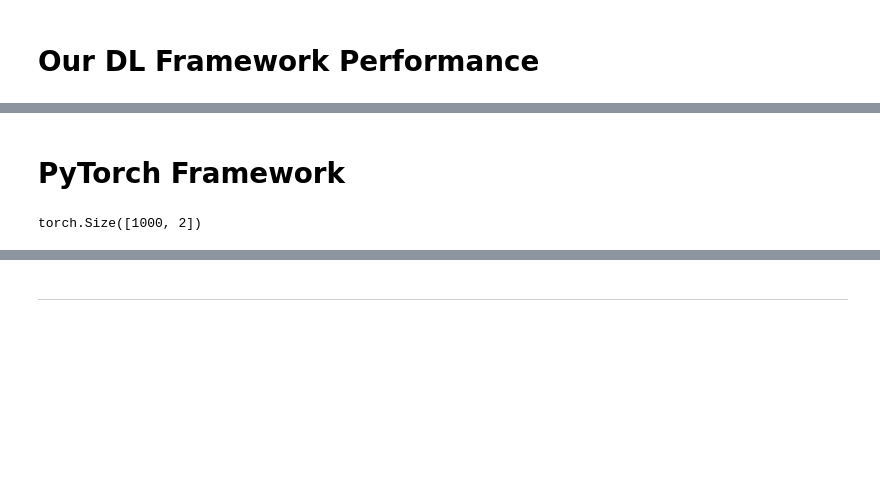
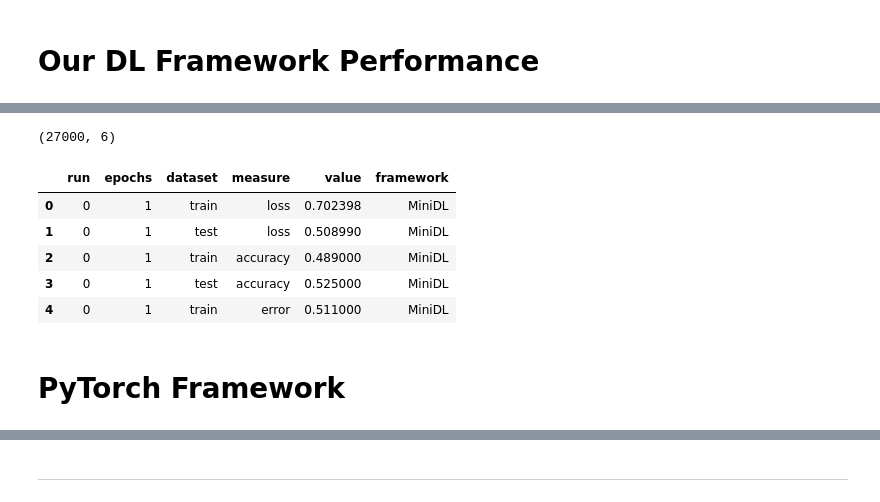
Before and after one commit to INFOPAUL/DeepLearning_Proj2, a Jupyter notebook: plots.ipynb, the cells around one changed output, grey strips where cells are left out. Saved outputs shown, nothing was run; the diff lists cells and outputs as text; code cells hidden in the pictures; blank space fills up the shorter version.

```diff
--- a/plots.ipynb
+++ b/plots.ipynb
@@ -12,7 +13,7 @@ import torch
 from helpers.data_generator import generate_data, normalize
 
 
-epochs = 100
+epochs = 300
 batch_size = 100
 
 def accuracy(predicted_logits, reference, argmax=True):
@@ -64,4 +65,21 @@ from layers.Linear import Linear
 from losses.mse import MSE
 from optimizers.SGD import SGD
 from weight_initialization.xavier_uniform import xavier_uniform
+# %%
+def collect_data_minidl_framework(num_runs):
+    data = []
+    for run in range(num_runs):
+        epochs, train_losses, test_losses, train_accuracies, test_accuracies, train_errors, test_errors = minidl_framework(verbose=0, plot=False)
+        for e, trl, tel, tra, tea, tre, tee in zip(epochs, train_losses, test_losses, train_accuracies, test_accuracies, train_errors, test_errors):
+            #data.append([run, e, trl, tel, tra, tea, tre, tee])
+            data.append([run, e, "train", "loss", trl])
+            data.append([run, e, "test", "loss", tel])
+            data.append([run, e, "train", "accuracy", tra])
+            data.append([run, e, "test", "accuracy", tea])
+            data.append([run, e, "train", "error", tre])
+            data.append([run, e, "test", "error", tee])
+    df = pd.DataFrame(data, columns=[ 'run', 'epochs', 'dataset', 'measure', 'value'])
+    df['framework'] = df.apply(lambda x: "MiniDL", axis=1)
+    df.to_csv("data/dfs/minidl_framework.csv", index=False)
+    return df
 # %%
@@ -168,8 +193,19 @@ if verbose: print(ret_val)
+# %%
+df1 = collect_data_minidl_framework(num_runs=15)
+# %%
+df1.shape
+# %% [output]
+(27000, 6)
+# %%
+df1.head()
+# %% [output]
+|  | run | epochs | dataset | measure | value | framework |
+| 0 | 0 | 1 | train | loss | 0.702398 | MiniDL |
+| 1 | 0 | 1 | test | loss | 0.508990 | MiniDL |
+| 2 | 0 | 1 | train | accuracy | 0.489000 | MiniDL |
+| 3 | 0 | 1 | test | accuracy | 0.525000 | MiniDL |
+| 4 | 0 | 1 | train | error | 0.511000 | MiniDL |
 # %% [markdown]
 # PyTorch Framework
 # %%
 from torch import nn
-# %%
-train_data.shape
-# %% [output]
-torch.Size([1000, 2])
```
Also changed, not shown: parts of 15 cells of this notebook.
